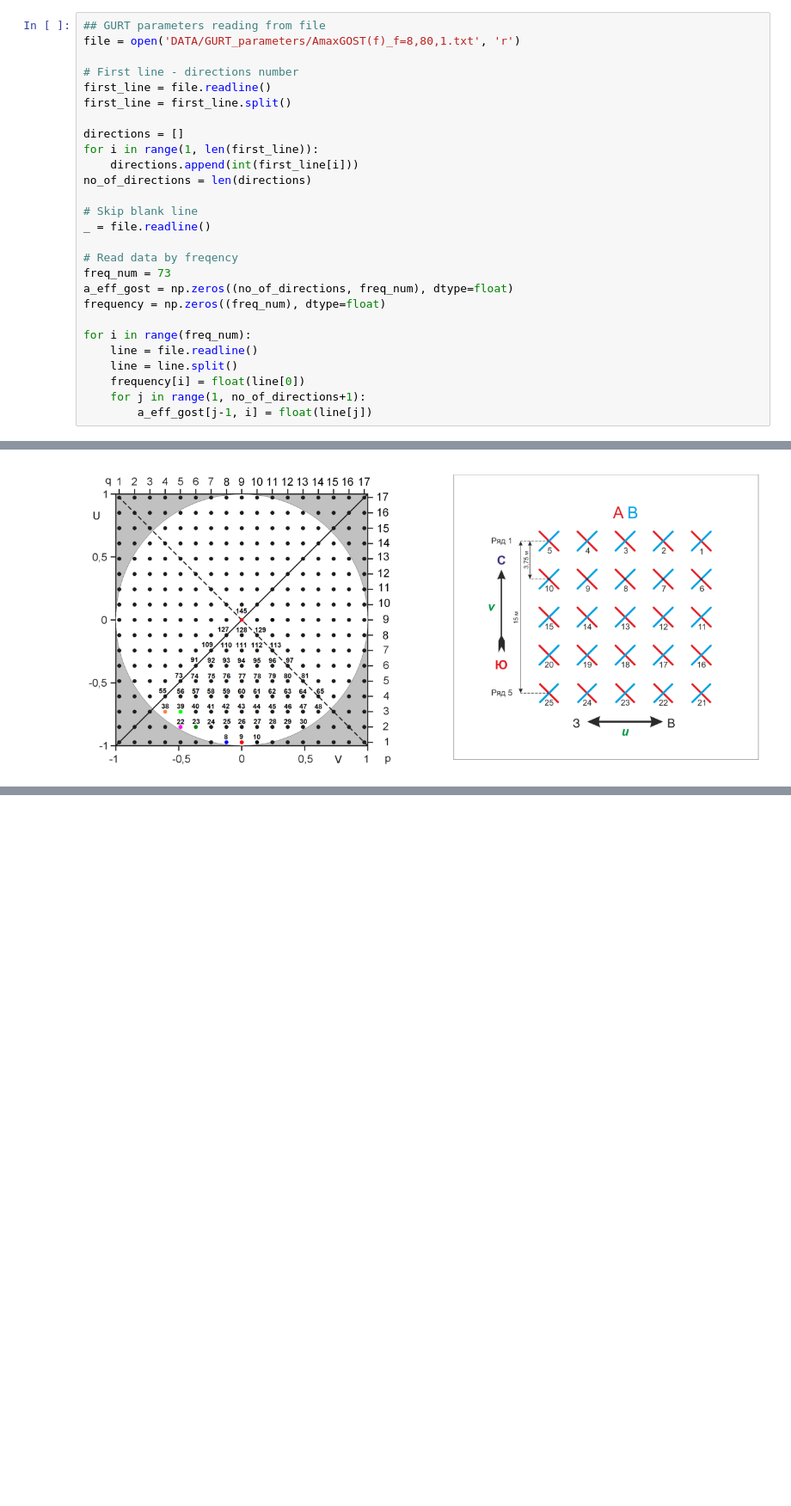
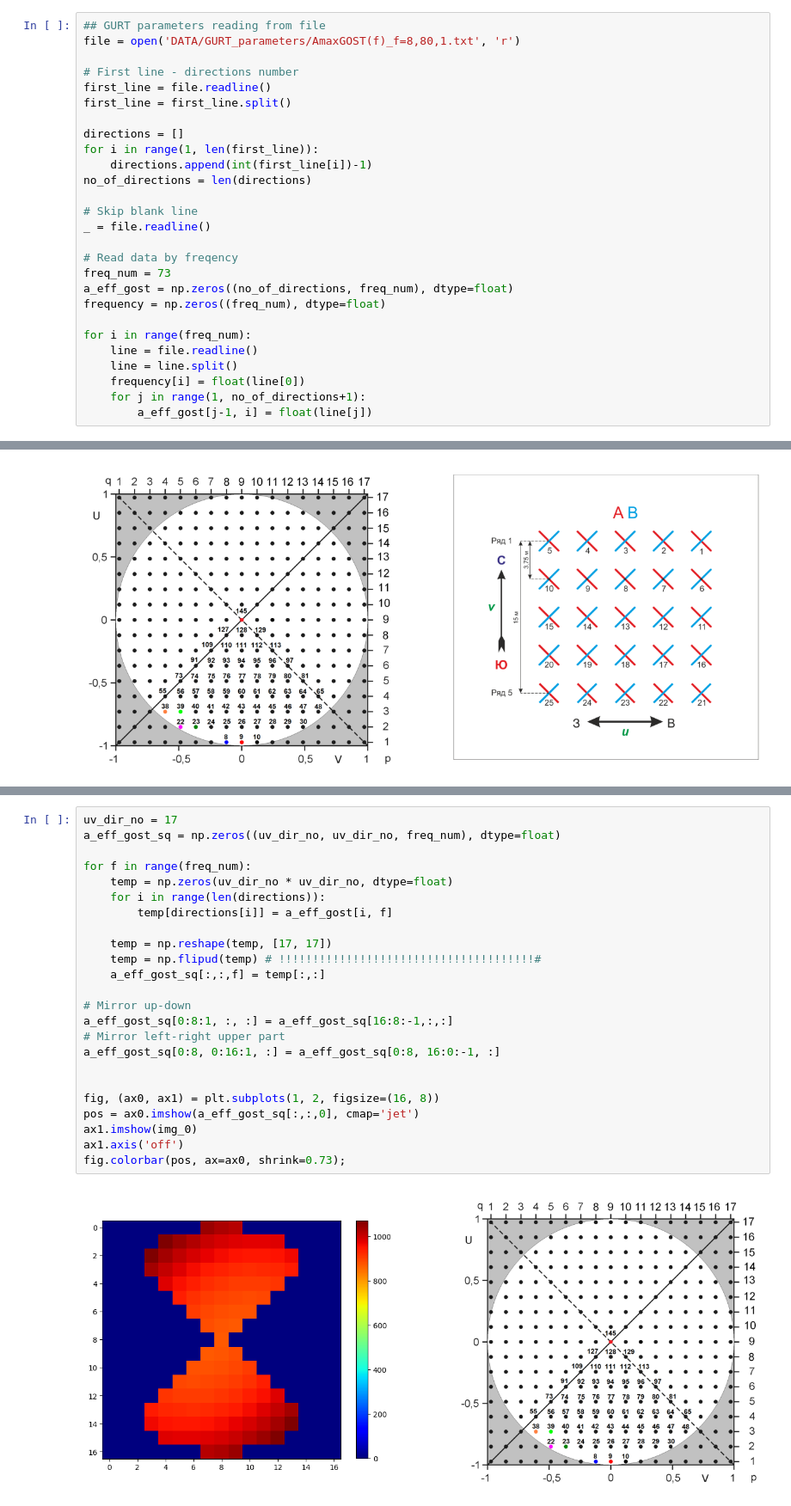
Before and after one commit to serge-yerin/jupyter-radio-astronomy, a Jupyter notebook: antennas_GURT_array_calibration.ipynb, the cells around one changed output, grey strips where cells are left out. Shown at 86% size. Cells and saved outputs as stored; diff of their text form; blank space fills up the shorter version.

```diff
--- a/antennas_GURT_array_calibration.ipynb
+++ b/antennas_GURT_array_calibration.ipynb
@@ -13,7 +13,7 @@ first_line = first_line.split()
 
 directions = []
 for i in range(1, len(first_line)):
-    directions.append(int(first_line[i]))
+    directions.append(int(first_line[i])-1)
 no_of_directions = len(directions)
 
 # Skip blank line
@@ -76,3 +76,29 @@ ax1.legend()
 # %% [output]
 <matplotlib.legend.Legend at 0x...>
 [figure]
+# %%
+uv_dir_no = 17
+a_eff_gost_sq = np.zeros((uv_dir_no, uv_dir_no, freq_num), dtype=float)
+
+for f in range(freq_num):
+    temp = np.zeros(uv_dir_no * uv_dir_no, dtype=float)
+    for i in range(len(directions)):
+        temp[directions[i]] = a_eff_gost[i, f]
+
+    temp = np.reshape(temp, [17, 17])
+    temp = np.flipud(temp) # !!!!!!!!!!!!!!!!!!!!!!!!!!!!!!!!!!!!!!#
+    a_eff_gost_sq[:,:,f] = temp[:,:]
+
+# Mirror up-down
+a_eff_gost_sq[0:8:1, :, :] = a_eff_gost_sq[16:8:-1,:,:]
+# Mirror left-right upper part
+a_eff_gost_sq[0:8, 0:16:1, :] = a_eff_gost_sq[0:8, 16:0:-1, :]
+
+
+fig, (ax0, ax1) = plt.subplots(1, 2, figsize=(16, 8))
+pos = ax0.imshow(a_eff_gost_sq[:,:,0], cmap='jet')
+ax1.imshow(img_0)
+ax1.axis('off')
+fig.colorbar(pos, ax=ax0, shrink=0.73);
+# %% [output]
+[figure, added]
```
Also changed, not shown: parts of 1 cell of this notebook.
